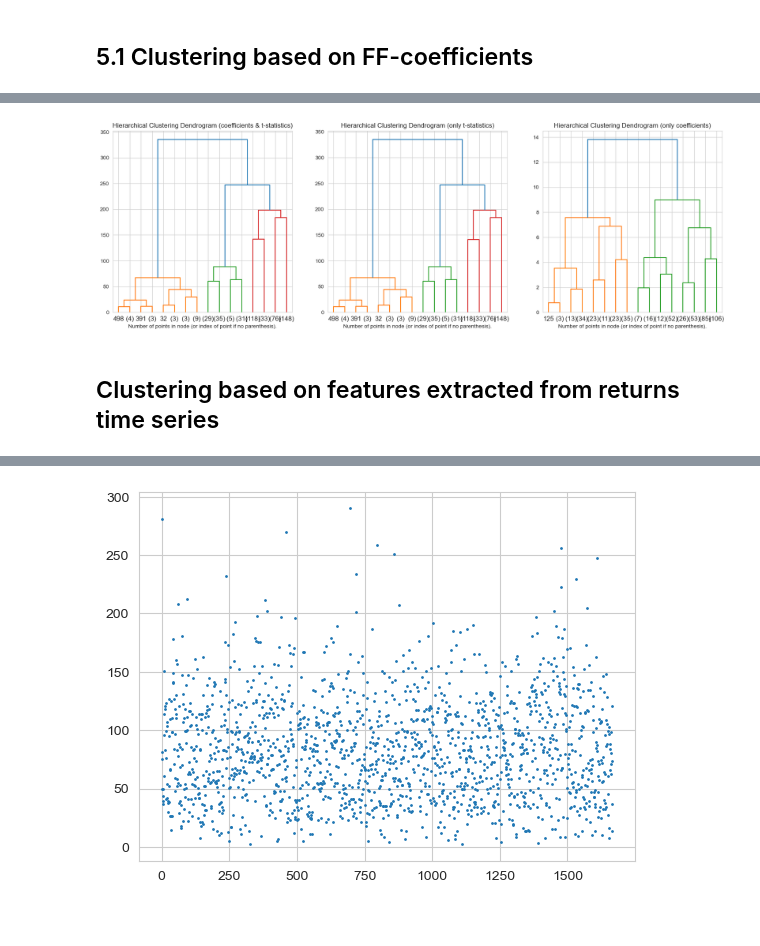
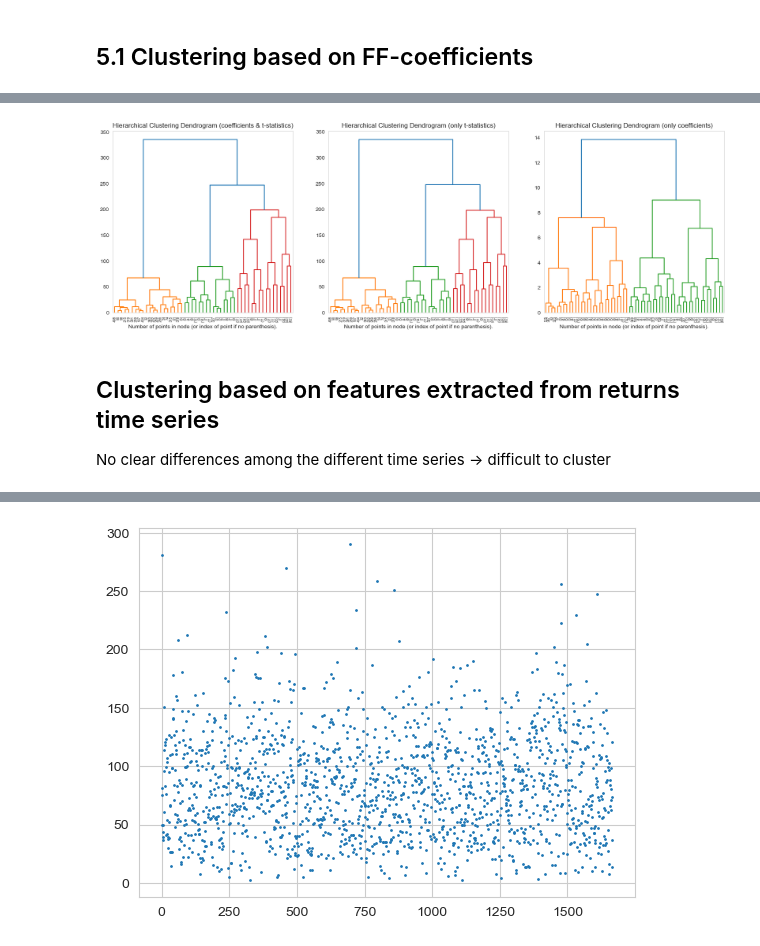
Before and after one commit to oskargirardin/Financial_Econometrics_Hwk3, a Jupyter notebook: Hwk3.ipynb, the cells around one changed output, grey strips where cells are left out. Cells and saved outputs as stored; diff of their text form; code cells hidden in the pictures.

```diff
--- a/Hwk3.ipynb
+++ b/Hwk3.ipynb
@@ -19,10 +19,9 @@ DARK_COL = "#6876a4"
 LIGHT_COL = "#f0b64d"
 # %%
 ######### Load fama french data ###########
-ff = pd.read_csv("F-F_Research_Data_5_Factors_2x3_daily.csv")
+ff = pd.read_csv("./data/F-F_Research_Data_5_Factors_2x3_daily.csv")
 ff = ff.rename({"Unnamed: 0": "Date"}, axis = 1)
 ff["Date"] = pd.to_datetime(ff["Date"], format="ISO8601")
-#ff["Rm-Rf"] = ff["Mkt-RF"] - ff["RF"]
 ff
 # %% [output]
 |  | Date | Mkt-RF | SMB | HML | RMW | CMA | RF |
@@ -136,20 +132,25 @@ Index(['const', 'Mkt-RF', 'SMB', 'HML', 'RMW', 'CMA_FF'], dtype='object')
 # %%
-beta_names = [f"beta_{var}" for var in X.columns]
-tvalue_names = [f"t_{var}" for var in X.columns]
+def ols_estimation(df, X, returns):
+    beta_names = [f"beta_{var}" for var in X.columns]
+    tvalue_names = [f"t_{var}" for var in X.columns]
+    stocks = returns.columns[1:] # Excludes Date
 
-df_ols_results = pd.DataFrame(np.zeros((len(stocks), 13+1)), columns = ["stock"] + beta_names + tvalue_names + ["R2"])
+    df_ols_results = pd.DataFrame(np.zeros((len(stocks), 13+1)), columns = ["stock"] + beta_names + tvalue_names + ["R2"])
 
-for i, stock in enumerate(stocks):
-    # Get dependent variable y: excess returns of stock (X stays the same for every stock)
-    y = df[stock] - df["RF_FF"]
-    ols = sm.OLS(endog=y, exog=X, missing = "drop")
-    ols_results = ols.fit()
-    coefs = ols_results.params
-    t_stats = ols_results.tvalues
-    r2 = ols_results.rsquared
-    df_ols_results.iloc[i, 0] = stock
-    df_ols_results.iloc[i, 1:] = np.concatenate([coefs,t_stats,[r2]])
+    for i, stock in enumerate(stocks):
+        # Get dependent variable y: excess returns of stock (X stays the same for every stock)
+        y = df[stock] - df["RF_FF"]
+        ols = sm.OLS(endog=y, exog=X, missing = "drop")
+        ols_results = ols.fit()
+        coefs = ols_results.params
+        t_stats = ols_results.tvalues
+        r2 = ols_results.rsquared
+        df_ols_results.iloc[i, 0] = stock
+        df_ols_results.iloc[i, 1:] = np.concatenate([coefs,t_stats,[r2]])
 
-df_ols_results.round(3)
+    return df_ols_results
+
+df_ols_results = ols_estimation(df, X, returns)
+df_ols_results.head()
 # %% [output]
 |  | stock | beta_const | beta_Mkt-RF | beta_SMB | beta_HML | beta_RMW | beta_CMA_FF | t_const | t_Mkt-RF | ... |
@@ -324,10 +368,6 @@ df_ff_clustering
 500 rows × 12 columns
 # %%
-import numpy as np
-
-from matplotlib import pyplot as plt
 from scipy.cluster.hierarchy import dendrogram
-from sklearn.datasets import load_iris
 from sklearn.cluster import AgglomerativeClustering
 
 
@@ -346,37 +386,40 @@ def plot_dendrogram(model, **kwargs):
                 current_count += counts[child_idx - n_samples]
         counts[i] = current_count
 
     linkage_matrix = np.column_stack(
         [model.children_, model.distances_, counts]
     ).astype(float)
 
     # Plot the corresponding dendrogram
     dendrogram(linkage_matrix, **kwargs)
 
 
 
 colranges = [(1, 13), (7,13), (1,7)]
 titles = ["(coefficients & t-statistics)", "(only t-statistics)", "(only coefficients)"]
 fig, axs = plt.subplots(1, 3, figsize = (20, 6))
 coef_names = df_ols_results.columns[1:(len(axs)+1)]
 sns.set_style("whitegrid")
 for i, (ax, (col_min, col_max)) in enumerate(zip(axs,colranges)):
     df_ff_clustering = df_ols_results.copy()
     cols_of_interest = df_ols_results.columns[col_min:col_max]
     df_ff_clustering = df_ff_clustering[cols_of_interest]
 
     # setting distance_threshold=0 ensures we compute the full tree.
     model = AgglomerativeClustering(distance_threshold=0, n_clusters=None)
 
     model = model.fit(df_ff_clustering)
     ax.set_title(f"Hierarchical Clustering Dendrogram {titles[i]}")
     # plot the top three levels of the dendrogram
-    plot_dendrogram(model, truncate_mode="level", p=3, ax= ax)
+    plot_dendrogram(model, truncate_mode="level", p=5, ax= ax)
+    ax.grid(False)
     ax.set_xlabel("Number of points in node (or index of point if no parenthesis).")
 # %% [output]
-[figure, old version]
+[figure, new version]
 # %% [markdown]
 ## Clustering based on features extracted from returns time series
+
+No clear differences among the different time series -> difficult to cluster
 # %%
 returns.fillna(0)
 # %% [output]
```
Also changed, not shown: parts of 38 cells of this notebook, 2 other files.
